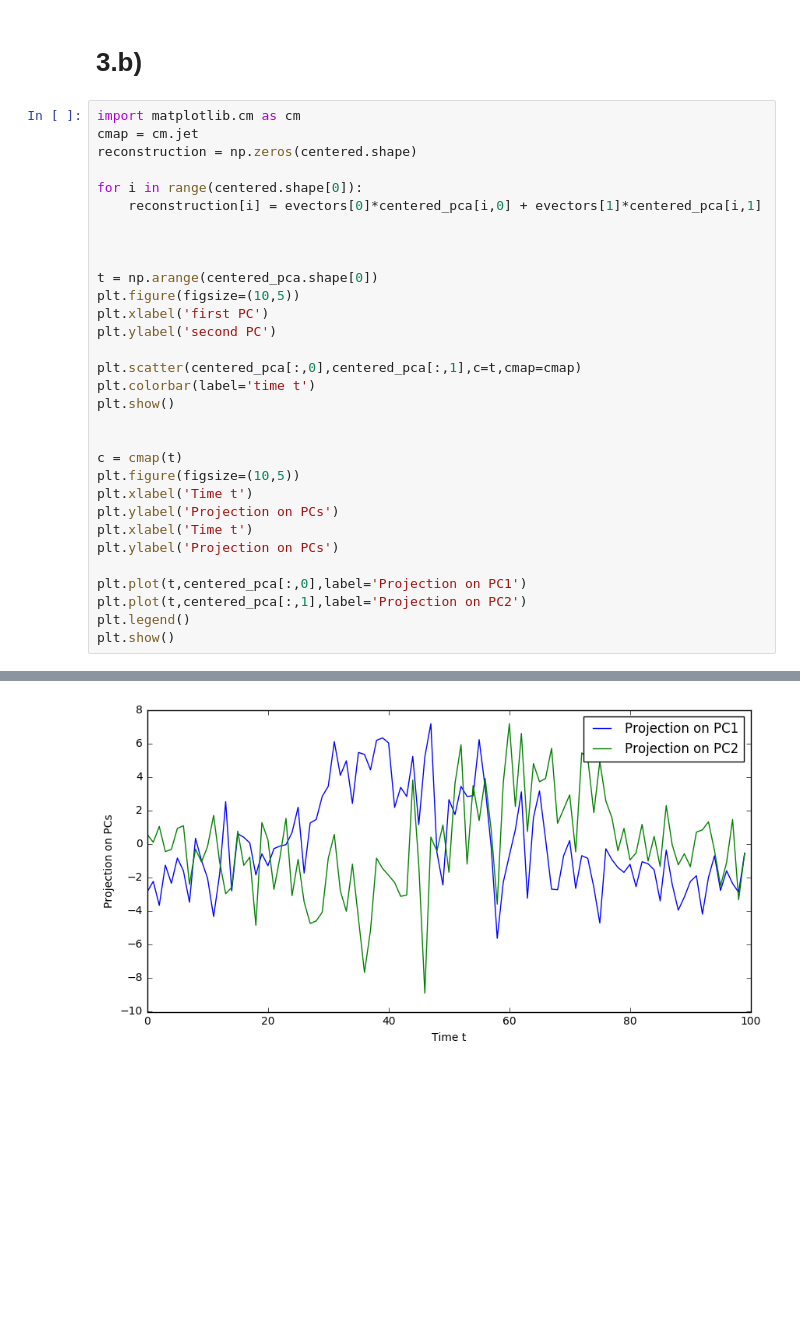
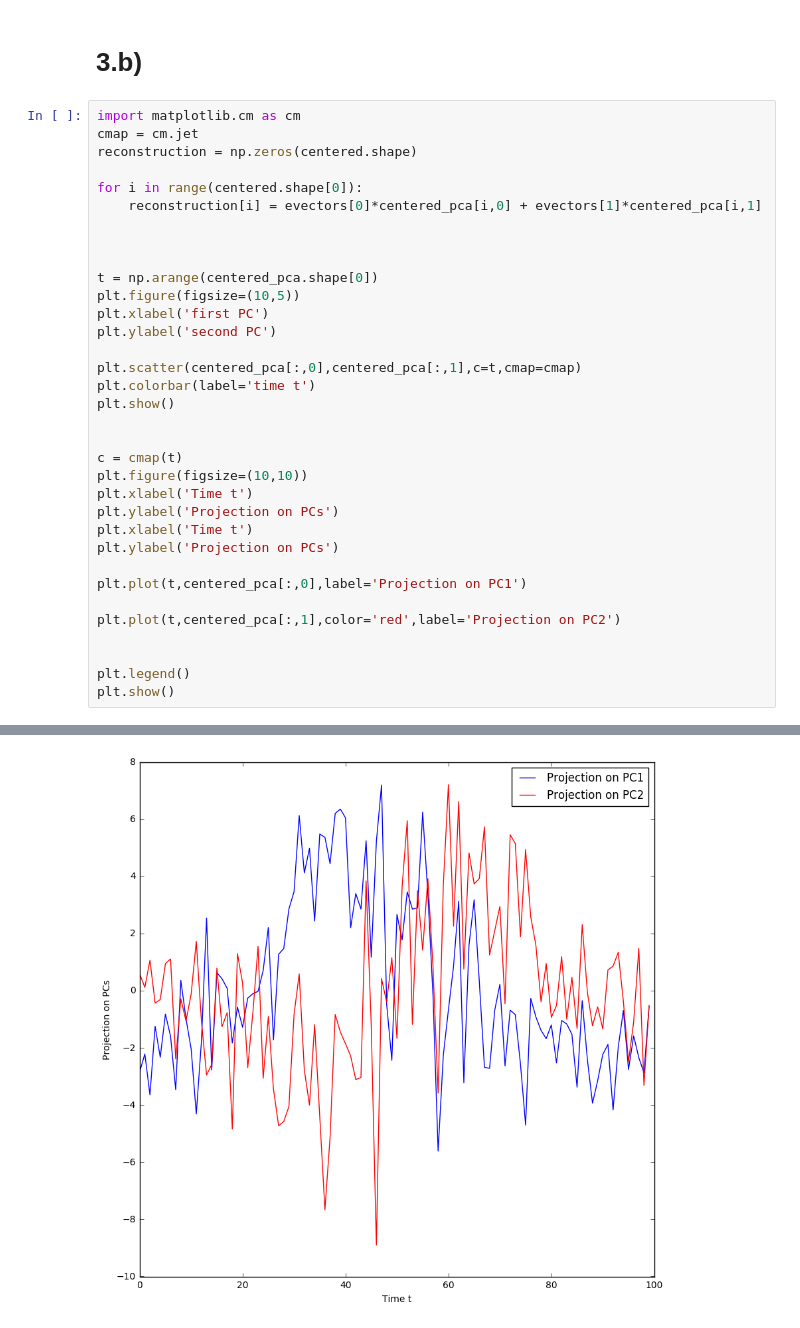
Before and after one commit to muellerfelix/mi-2, a Jupyter notebook: hw-2/sheet2.ipynb, the cells around one changed output, grey strips where cells are left out. Cells and saved outputs as stored; diff of their text form; blank space fills up the shorter version.

```diff
--- a/hw-2/sheet2.ipynb
+++ b/hw-2/sheet2.ipynb
@@ -248,33 +248,36 @@ for i in range(centered.shape[0]):
 import matplotlib.cm as cm
 cmap = cm.jet
 reconstruction = np.zeros(centered.shape)
 
 for i in range(centered.shape[0]):
     reconstruction[i] = evectors[0]*centered_pca[i,0] + evectors[1]*centered_pca[i,1]
 
 
 
 t = np.arange(centered_pca.shape[0])
 plt.figure(figsize=(10,5))
 plt.xlabel('first PC')
 plt.ylabel('second PC')
 
 plt.scatter(centered_pca[:,0],centered_pca[:,1],c=t,cmap=cmap)
 plt.colorbar(label='time t')
 plt.show()
 
 
 c = cmap(t)
-plt.figure(figsize=(10,5))
+plt.figure(figsize=(10,10))
 plt.xlabel('Time t')
 plt.ylabel('Projection on PCs')
 plt.xlabel('Time t')
 plt.ylabel('Projection on PCs')
 
 plt.plot(t,centered_pca[:,0],label='Projection on PC1')
-plt.plot(t,centered_pca[:,1],label='Projection on PC2')
+
+plt.plot(t,centered_pca[:,1],color='red',label='Projection on PC2')
+
+
 plt.legend()
 plt.show()
 # %% [output]
 [figure]
-[figure, old version]
+[figure, new version]
```
Also changed, not shown: parts of 6 cells of this notebook.
